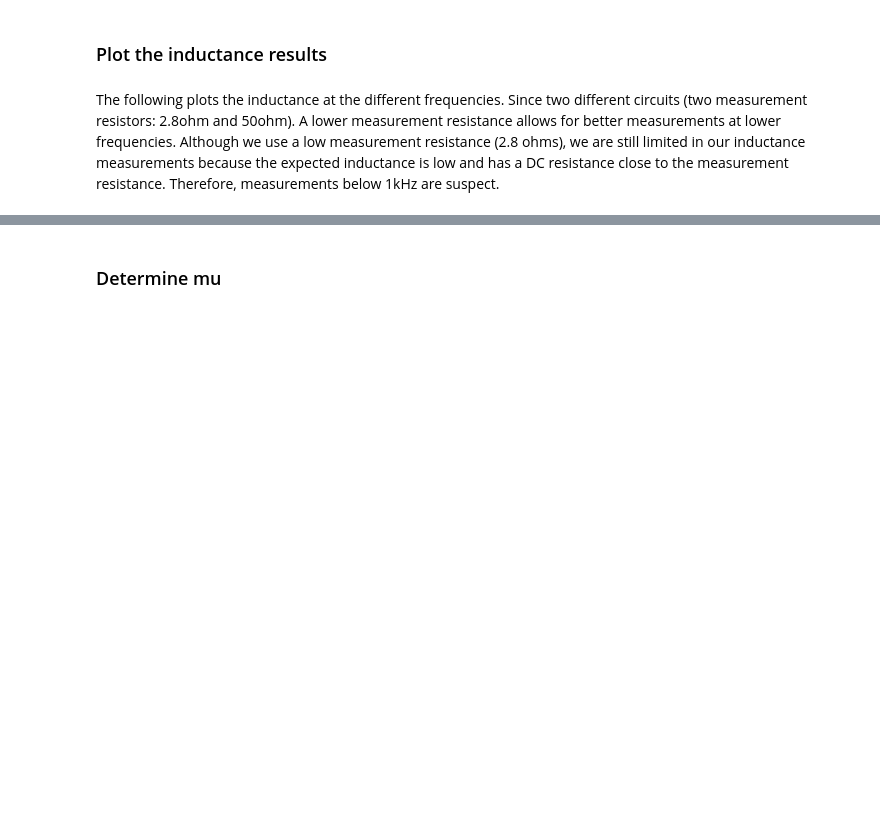
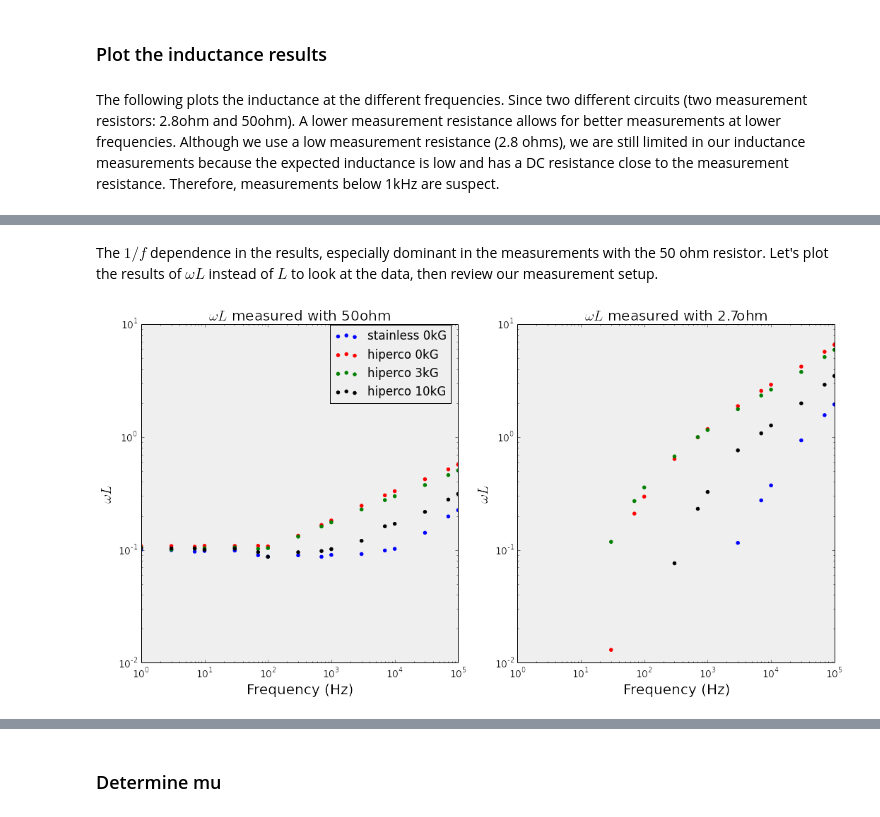
Before and after one commit to cstoafer/inductance-measurements, a Jupyter notebook: Determine mu.ipynb, the cells around one changed output, grey strips where cells are left out. Drawn from its saved outputs; the diff is of its cells as text; code cells hidden in the pictures; blank space fills up the shorter version.

```diff
--- a/Determine mu.ipynb
+++ b/Determine mu.ipynb
@@ -346,0 +358,27 @@ fig.tight_layout()
+# %% [markdown]
+The $1/f$ dependence in the results, especially dominant in the measurements with the 50 ohm resistor.  Let's plot the results of $\omega L$ instead of $L$ to look at the data, then review our measurement setup.
+# %%
+fig = plt.figure(figsize=(15,8))
+ax1 = fig.add_subplot(1,2,1)
+setup_axes(ax1, xlim=[1, 100000], ylim=[1e-2,1e1], xlabel='Frequency (Hz)', ylabel='$\omega L$',
+           title='$\omega L$ measured with 50ohm', xlog=True, ylog=True)
+ax2 = fig.add_subplot(1,2,2)
+setup_axes(ax2, xlim=[1, 100000], ylim=[1e-2,1e1], xlabel='Frequency (Hz)', ylabel='$\omega L$',
+           title='$\omega L$ measured with 2.7ohm', xlog=True, ylog=True)
+
+plot_folders = [folder for folder in folders if '3ohm' not in folder]
+for i,folder in enumerate(plot_folders):
+    omegaL = [data[folder][freq]['inductance'] * freq for freq in freqs]
+    ax1.scatter(freqs, omegaL, color=colors[i])
+
+points=[]
+plot_folders = [folder for folder in folders if '3ohm' in folder]
+for i,folder in enumerate(plot_folders):
+    omegaL = [data[folder][freq]['inductance'] * freq for freq in freqs]
+    points.append(ax2.scatter(freqs, omegaL, color=colors[i]))
+
+fig.legend(points, ['stainless 0kG', 'hiperco 0kG', 'hiperco 3kG', 'hiperco 10kG'], bbox_to_anchor=(.48, .95),
+           bbox_transform=plt.gcf().transFigure)
+fig.tight_layout()
+# %% [output]
+[figure, added]
```
Also changed, not shown: parts of 21 cells of this notebook.
